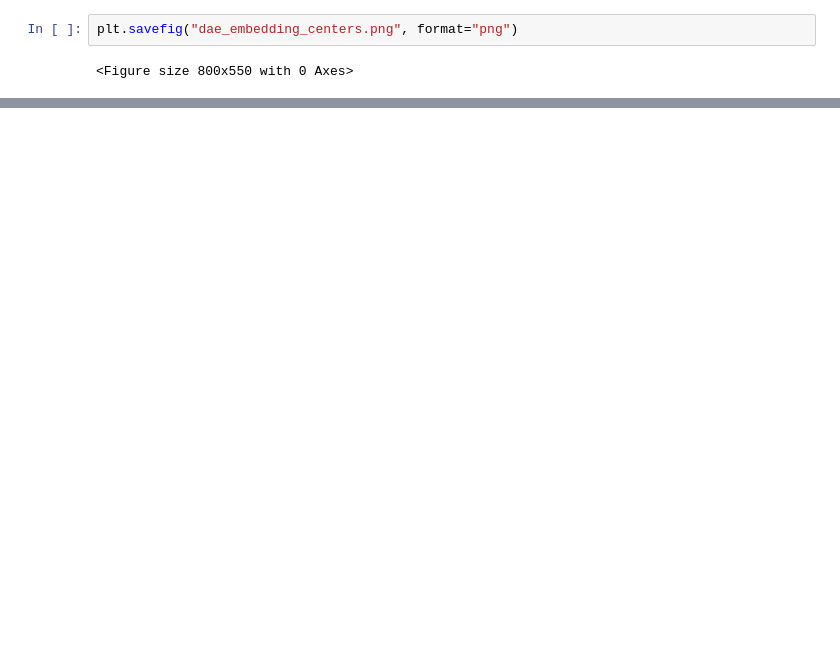
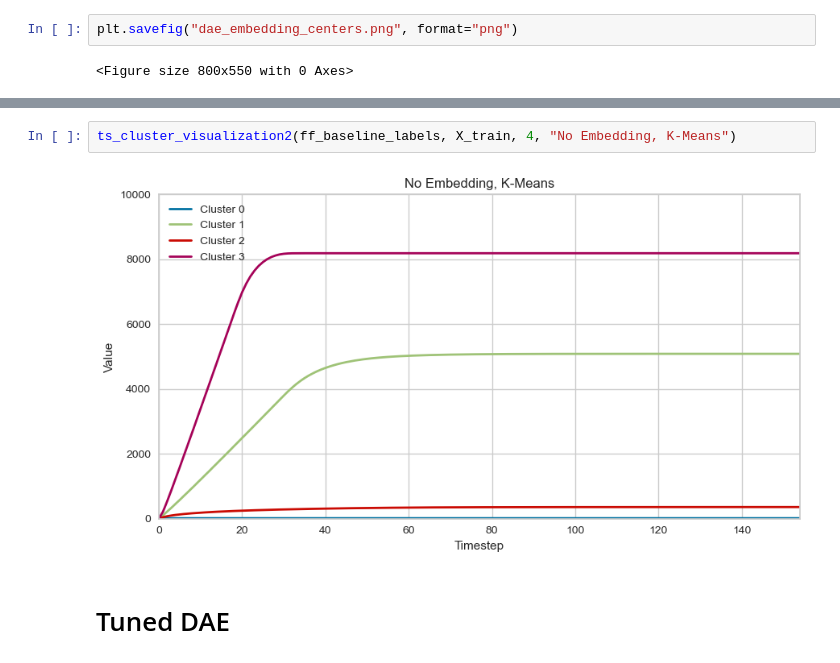
Before and after one commit to MariaElise-T/TS-Clustering, a Jupyter notebook: Dissertation_visualizations-silhouette_euc_embed.ipynb, the cells around one changed output, grey strips where cells are left out. Saved outputs shown, nothing was run; the diff lists cells and outputs as text; blank space fills up the shorter version.

```diff
--- a/Dissertation_visualizations-silhouette_euc_embed.ipynb
+++ b/Dissertation_visualizations-silhouette_euc_embed.ipynb
@@ -480,0 +443,6 @@ plt.savefig("dae_embedding_centers.png", format="png")
+# %%
+ts_cluster_visualization2(ff_baseline_labels, X_train, 4, "No Embedding, K-Means")
+# %% [output]
+[figure, added]
+# %% [markdown]
+# Tuned DAE
```
Also changed, not shown: parts of 21 cells of this notebook, 10 other files.
